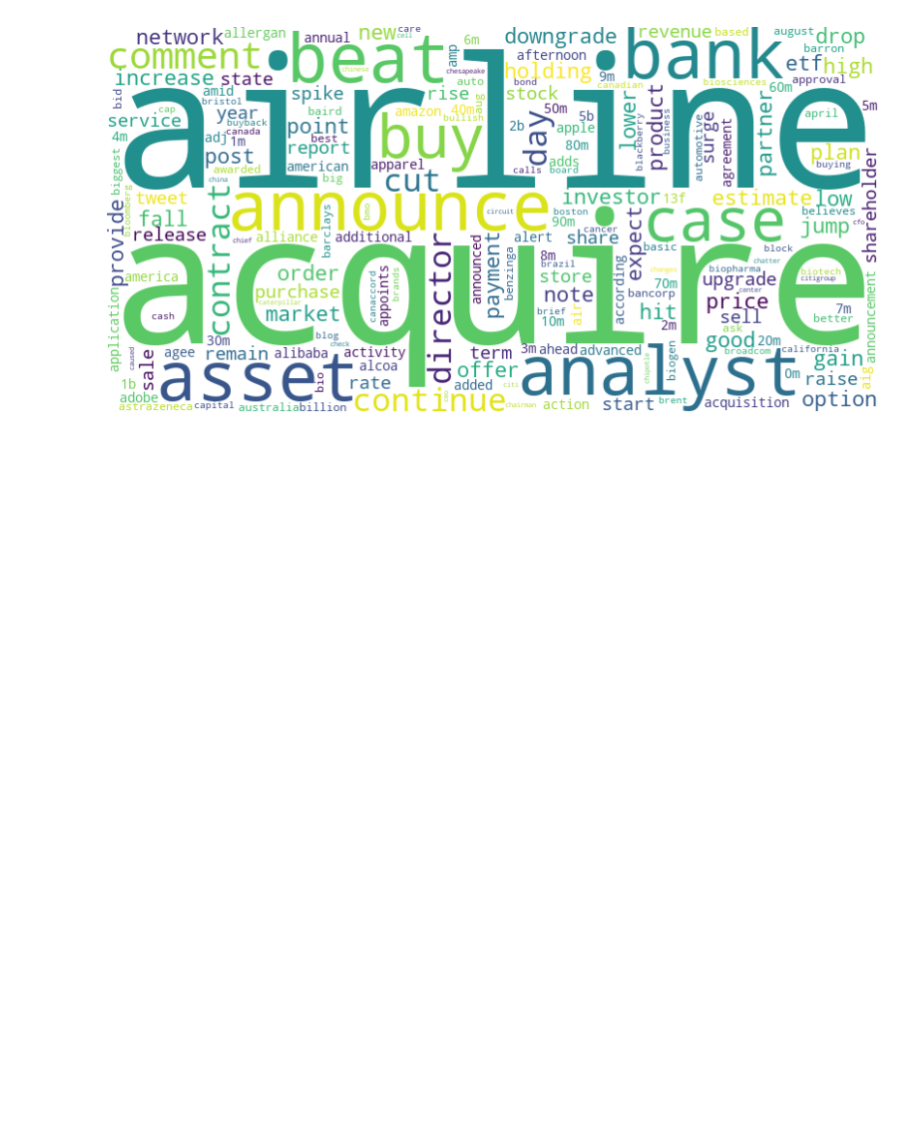
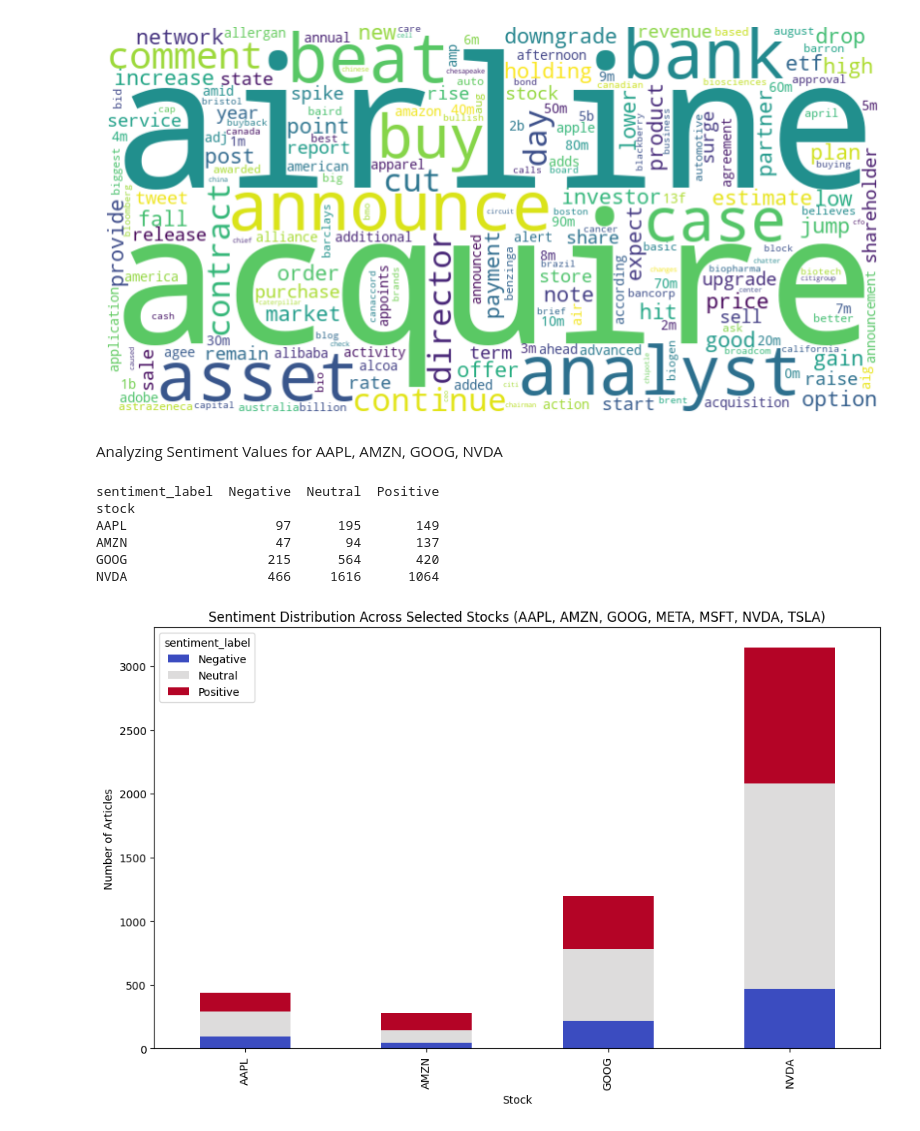
Before and after one commit to BlenSeleshi/FinancialDataAnalysis, a Jupyter notebook: notebooks/sentimentAnalysis.ipynb, the cells around one changed output. Saved outputs shown, nothing was run; the diff lists cells and outputs as text; code cells hidden in the pictures; blank space fills up the shorter version.

Commit message:
Added Sentiment Analysis for some known Stocks

```diff
--- a/notebooks/sentimentAnalysis.ipynb
+++ b/notebooks/sentimentAnalysis.ipynb
@@ -342,3 +342,30 @@ plt.axis('off')
 plt.show()
 # %% [output]
 [figure]
+# %% [markdown]
+Analyzing Sentiment Values for AAPL, AMZN, GOOG, NVDA
+# %%
+# Filtering the dataset for the specified stocks
+selected_stocks = ['AAPL', 'AMZN', 'GOOG', 'NVDA']
+df_selected_stocks = df[df['stock'].isin(selected_stocks)]
+
+# Grouping by stock and sentiment
+stock_sentiment = df_selected_stocks.groupby(['stock', 'sentiment_label']).size().unstack(fill_value=0)
+
+# Displaying the sentiment analysis for the selected stocks
+print(stock_sentiment)
+
+# Plotting the sentiment distribution for the selected stocks
+stock_sentiment.plot(kind='bar', stacked=True, figsize=(12, 7), colormap='coolwarm')
+plt.title('Sentiment Distribution Across Selected Stocks (AAPL, AMZN, GOOG, META, MSFT, NVDA, TSLA)')
+plt.xlabel('Stock')
+plt.ylabel('Number of Articles')
+plt.show()
+# %% [output]
+sentiment_label  Negative  Neutral  Positive
+stock
+AAPL                   97      195       149
+AMZN                   47       94       137
+GOOG                  215      564       420
+NVDA                  466     1616      1064
+[figure, added]
```
Also changed, not shown: 2 other files.
